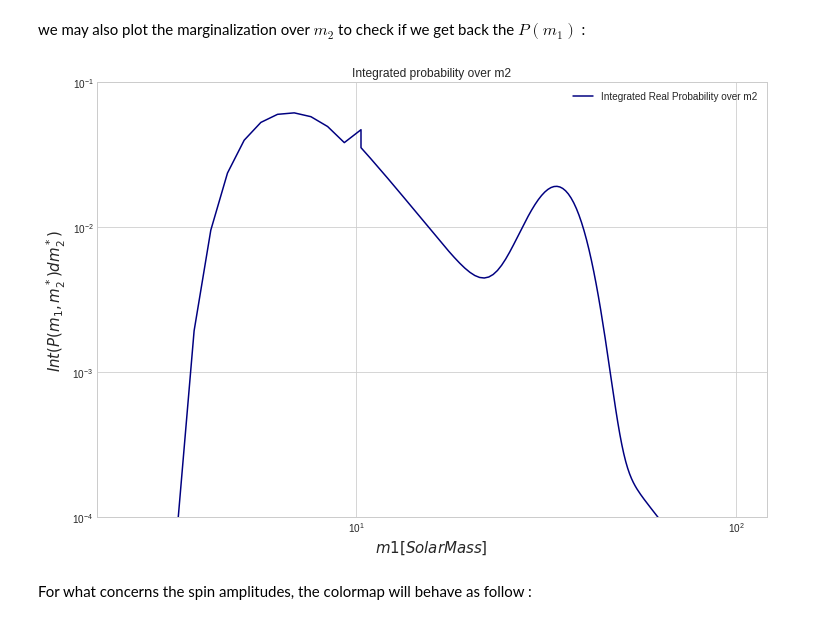
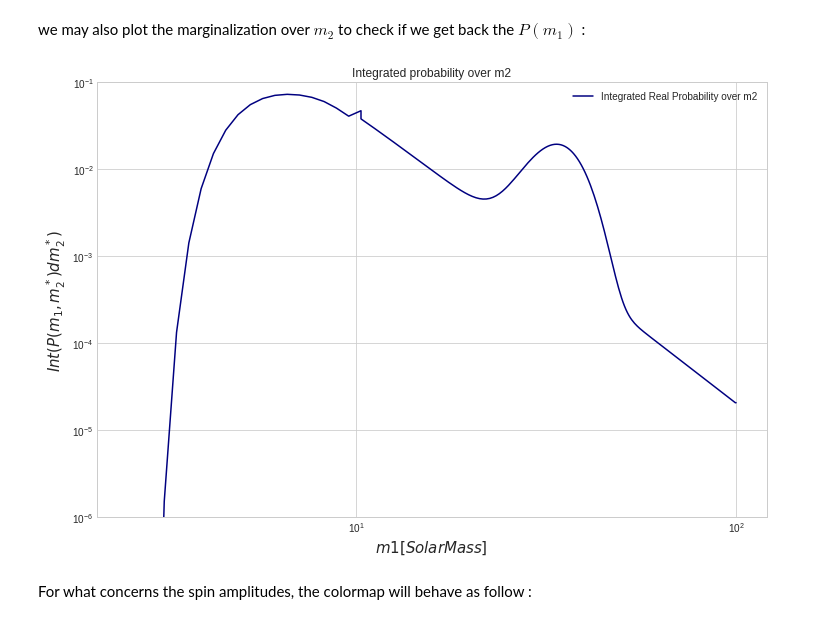
Before and after one commit to KuZa91/Generating-a-BH-Merging-Catalogue, a Jupyter notebook: BHCatalogV5.0.ipynb, the cells around one changed output. Saved outputs shown, nothing was run; the diff lists cells and outputs as text; code cells hidden in the pictures.

```diff
--- a/BHCatalogV5.0.ipynb
+++ b/BHCatalogV5.0.ipynb
@@ -33,24 +33,23 @@ mode_ex = False
 mode_fastmc = False
 mode_poisson = False
 Red_evol = False
-SNR_Cut = False
 sel_rs = False
 
 # Number of jobs spawned by the multiprocessing part of the program (use 9/10 * number of core to avoid problems)
 
-n_jobs = (mp.cpu_count() - 4) #80
+n_jobs = (mp.cpu_count() - 4) #80 Server max allowed value
 
 # To avoid to saturate the ram when copying the generated list to a dataframe, the process will be made by slicing the list in percentage
 
-cp_perc = 0.01 # If ram > 16 GB put cp_perc = 1 to do the copy in one single step
+cp_perc = 0.01 # If ram >> 16 GB put cp_perc = 1 to do the copy in one single step
 
 # Merger distribution parameters
 
-T_obs = 4. # Lisa estimated years of observation
-max_tc = 10000. # max years of coalescence time for a BBH mergine event
+T_obs = 4. # Lisa estimated years of observation, given by T_mission*Efficiency
+max_tc = 10000. # max years of coalescence time allowed for a BBH merging event
 frq_max = 0.5 # Maximum frequency in hertz to which the LISA detector is sensitive
 
-# The total time used to generate the merging events by multipling for the rate of merging will be set to max_tc
+# The total time used to generate the merging events, by multipling for the rate of merging, will be set to max_tc
 
 T_tot = max_tc
 
@@ -64,8 +63,8 @@ year = 365.25*24*60*60 # Years in second
 
 # Precision settings for the binned variables
 
-mass_prec = 800           # Binning density for the masses
-z_prec = 800              # Binning density for the redshift (affect distance density)
+mass_prec = 750           # Binning density for the masses
+z_prec = 600              # Binning density for the redshift (affect distance density)
 # %% [markdown]
 <h2> FLAG selection section </h2>
 # %% [markdown]
@@ -762,18 +725,18 @@ for i in range(len(ran_m1)):
 # %%
 # Plotting the integration of the mass distribution over m2 for each m1
 
 plt.figure(figsize=(12,8))
 plt.xscale('log')
 plt.yscale('log')
 plt.plot(ran_m1, Int_Val, color = 'navy', label = 'Integrated Real Probability over m2')
-plt.ylim(10**(-4),0.1)
+plt.ylim(10**(-6),0.1)
 plt.xlabel('$m1 [Solar Mass]$', fontsize = 15 )
 plt.legend(loc = 1)
 plt.ylabel('$Int(P(m_1, m_2^*) dm_2^*) $', fontsize = 15)
 plt.title('Integrated probability over m2')
 plt.savefig('MarginalizedProbabilityOverM2.png',dpi=500)
 # %% [output]
-[figure, old version]
+[figure, new version]
 # %% [markdown]
 For what concerns the spin amplitudes, the colormap will behave as follow :
 # %%
```
Also changed, not shown: parts of 53 cells of this notebook.
